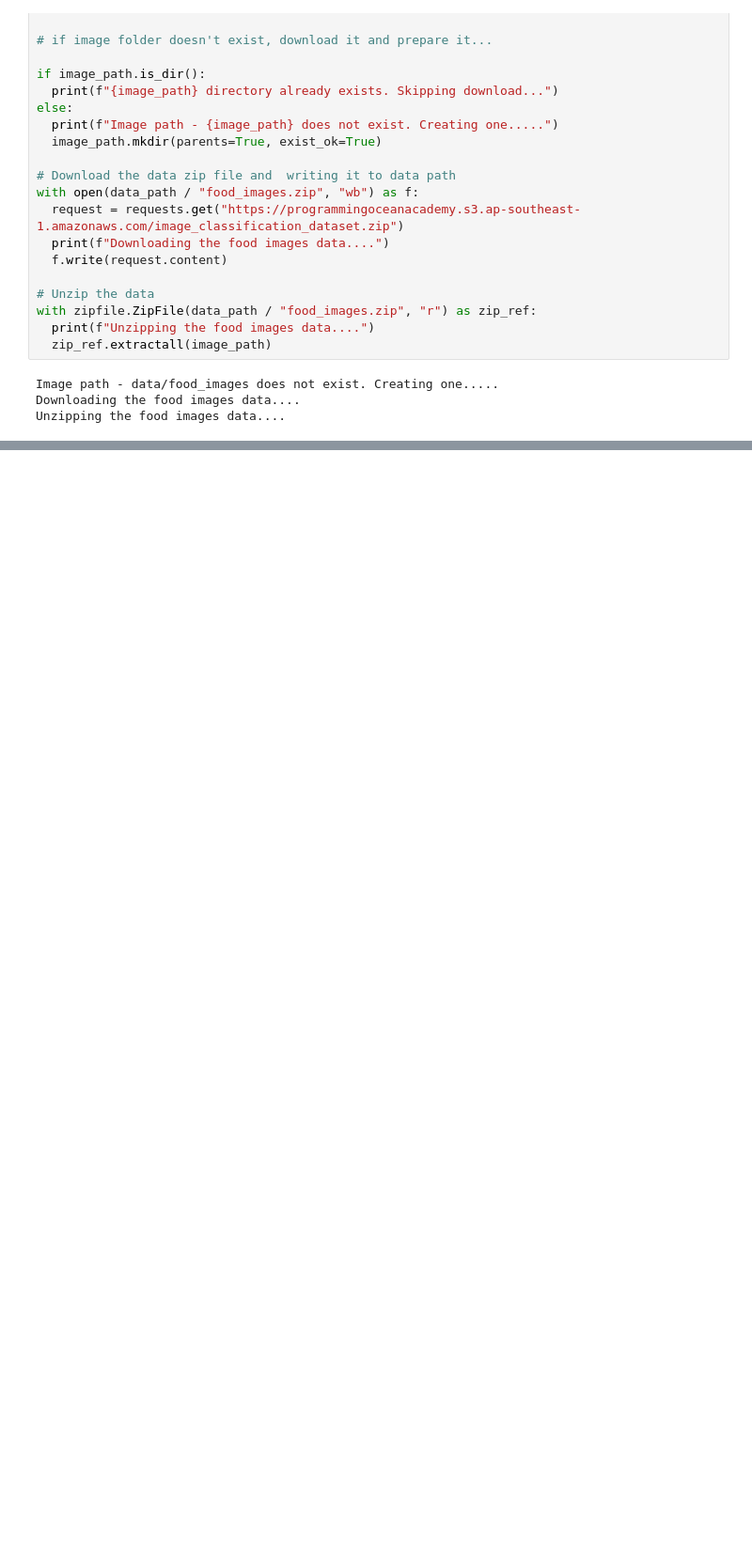
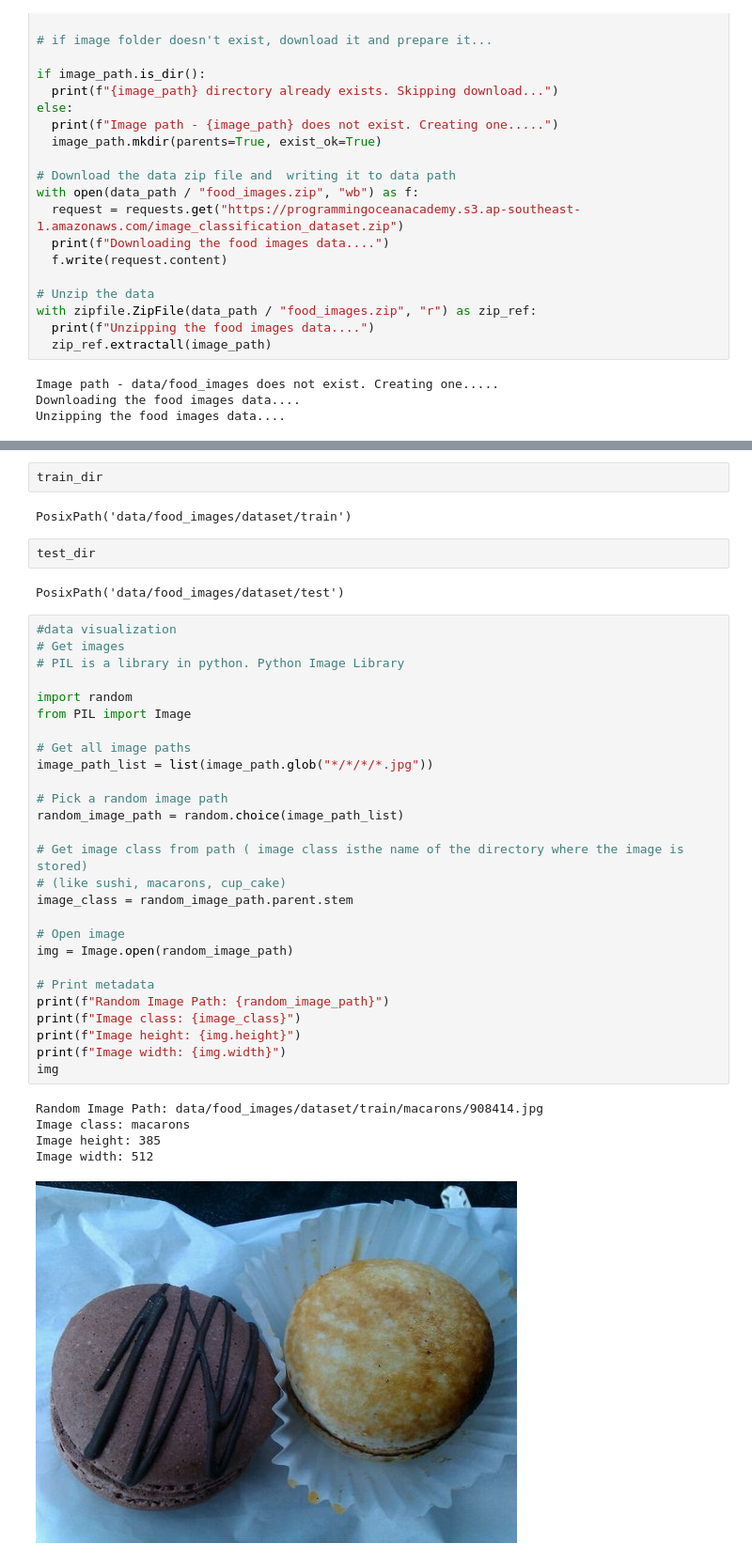
Before and after one commit to Alton01/VGG_Pytorch_Project_Food_Classification, a Jupyter notebook: VGG_Arch_food_project_pytorch.ipynb, the cells around one changed output, grey strips where cells are left out. Shown at 94% size. Cells and saved outputs as stored; diff of their text form; blank space fills up the shorter version.

Commit message:
Data Processing and Batchification

```diff
--- a/VGG_Arch_food_project_pytorch.ipynb
+++ b/VGG_Arch_food_project_pytorch.ipynb
@@ -59,0 +99,41 @@ os.remove("/content/data/food_images.zip")
+# %%
+train_dir
+# %% [output]
+PosixPath('data/food_images/dataset/train')
+# %%
+test_dir
+# %% [output]
+PosixPath('data/food_images/dataset/test')
+# %%
+#data visualization
+# Get images
+# PIL is a library in python. Python Image Library
+
+import random
+from PIL import Image
+
+# Get all image paths
+image_path_list = list(image_path.glob("*/*/*/*.jpg"))
+
+# Pick a random image path
+random_image_path = random.choice(image_path_list)
+
+# Get image class from path ( image class isthe name of the directory where the image is stored)
+# (like sushi, macarons, cup_cake)
+image_class = random_image_path.parent.stem
+
+# Open image
+img = Image.open(random_image_path)
+
+# Print metadata
+print(f"Random Image Path: {random_image_path}")
+print(f"Image class: {image_class}")
+print(f"Image height: {img.height}")
+print(f"Image width: {img.width}")
+img
+# %% [output]
+Random Image Path: data/food_images/dataset/train/macarons/908414.jpg
+Image class: macarons
+Image height: 385
+Image width: 512
+[figure, added]
```
Also changed, not shown: parts of 29 cells of this notebook.
